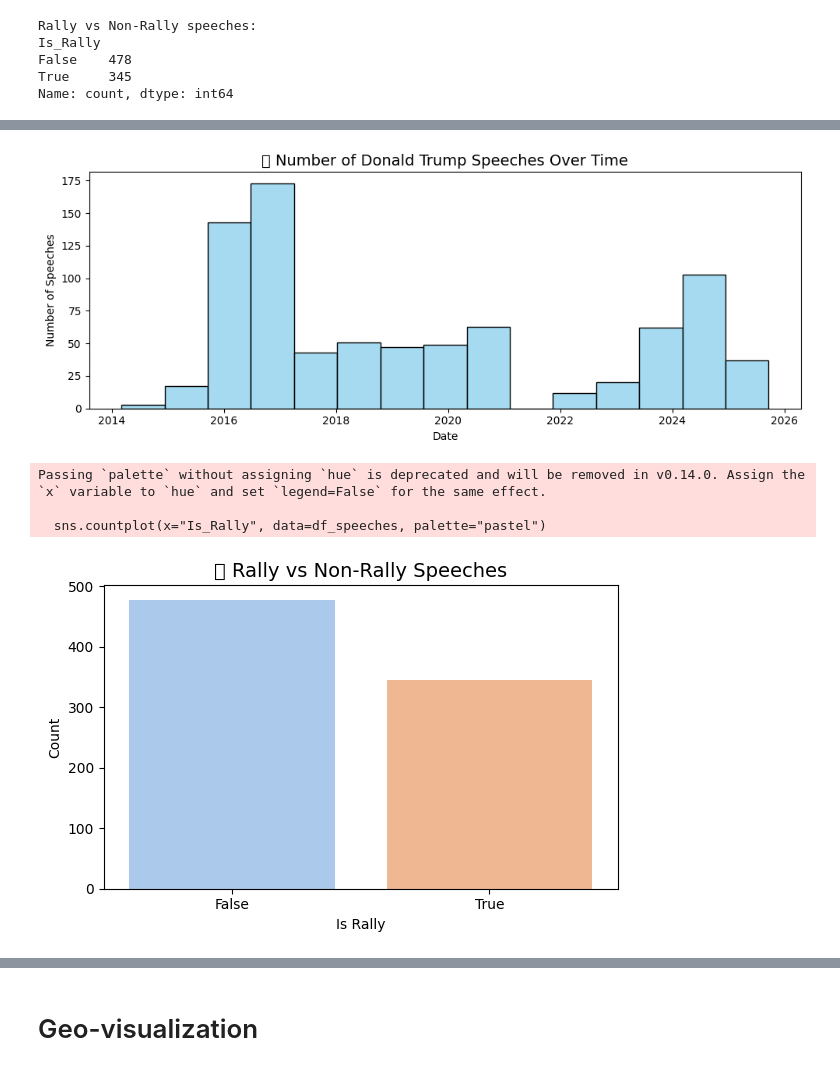
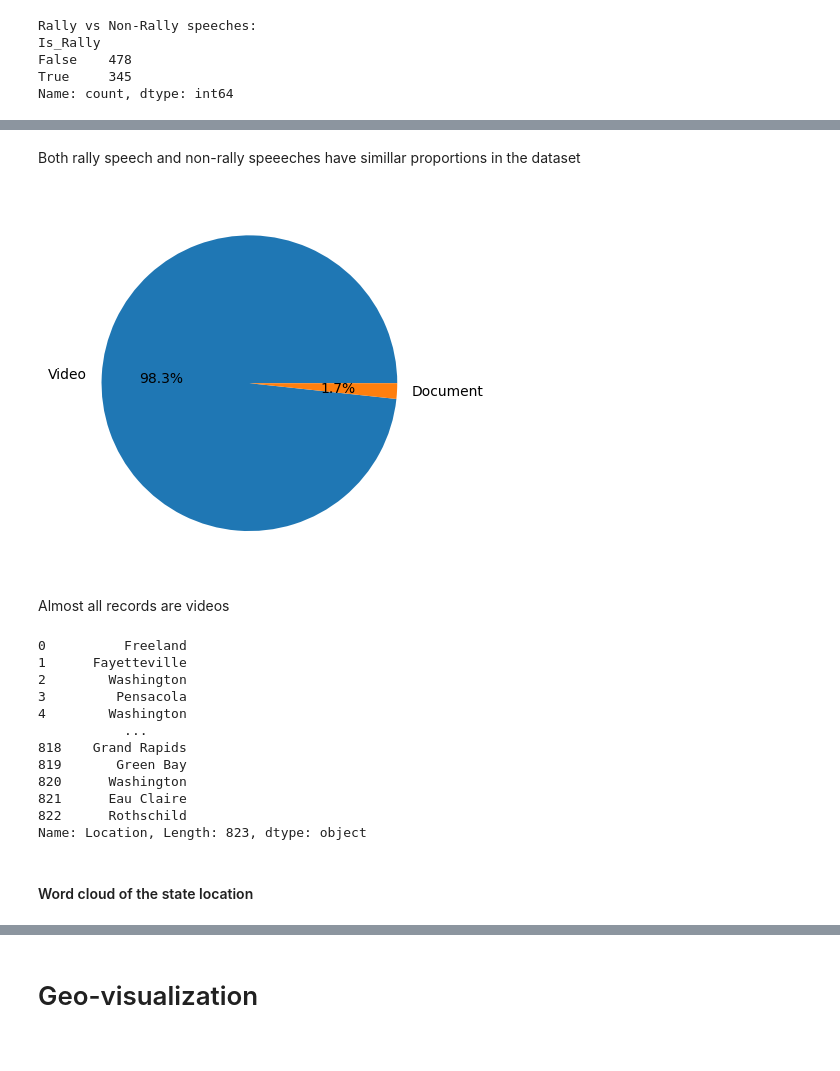
Before and after one commit to NgrimaldiN/Getting-in-Trump-s-Head, a Jupyter notebook: notebooks/title_analysis.ipynb, the cells around one changed output, grey strips where cells are left out. Saved outputs shown, nothing was run; the diff lists cells and outputs as text; code cells hidden in the pictures.

```diff
--- a/notebooks/title_analysis.ipynb
+++ b/notebooks/title_analysis.ipynb
@@ -5188,26 +5243,29 @@ Name: count, dtype: int64
+# %% [markdown]
+Both rally speech and non-rally speeeches have simillar proportions in the dataset
+# %%
+plt.figure()
+count_type=df_speeches["Type"].value_counts()
+plt.pie(count_type, labels=count_type.index, autopct="%1.1f%%")
+plt.show()
+# %% [output]
+[figure, added]
+# %% [markdown]
+Almost all records are videos
 # %%
 
-# ====== VISUALIZATION 1: NUMBER OF SPEECHES OVER TIME ======
-plt.figure(figsize=(10, 4))
-sns.histplot(df_speeches["Date"], bins=15, kde=False, color="skyblue")
-plt.title("📅 Number of Donald Trump Speeches Over Time", fontsize=14)
-plt.xlabel("Date")
-plt.ylabel("Number of Speeches")
-plt.tight_layout()
-plt.show()
+df_speeches["Location"]
 # %% [output]
-[figure, removed]
+0          Freeland
+1      Fayetteville
+2        Washington
+3         Pensacola
+4        Washington
+           ...
+818    Grand Rapids
+819       Green Bay
+820      Washington
+821      Eau Claire
+822      Rothschild
+Name: Location, Length: 823, dtype: object
-# %%
-# ====== VISUALIZATION 2: RALLY vs NON-RALLY ======
-plt.figure(figsize=(6, 4))
-sns.countplot(x="Is_Rally", data=df_speeches, palette="pastel")
-plt.title("🎤 Rally vs Non-Rally Speeches", fontsize=14)
-plt.xlabel("Is Rally")
-plt.ylabel("Count")
-plt.tight_layout()
-plt.show()
-# %% [output]
-Passing `palette` without assigning `hue` is deprecated and will be removed in v0.14.0. Assign the `x` variable to `hue` and set `legend=False` for the same effect.
-
-  sns.countplot(x="Is_Rally", data=df_speeches, palette="pastel")
-[figure, removed]
+# %% [markdown]
+#### Word cloud of the state location
```
Also changed, not shown: parts of 13 cells of this notebook.
